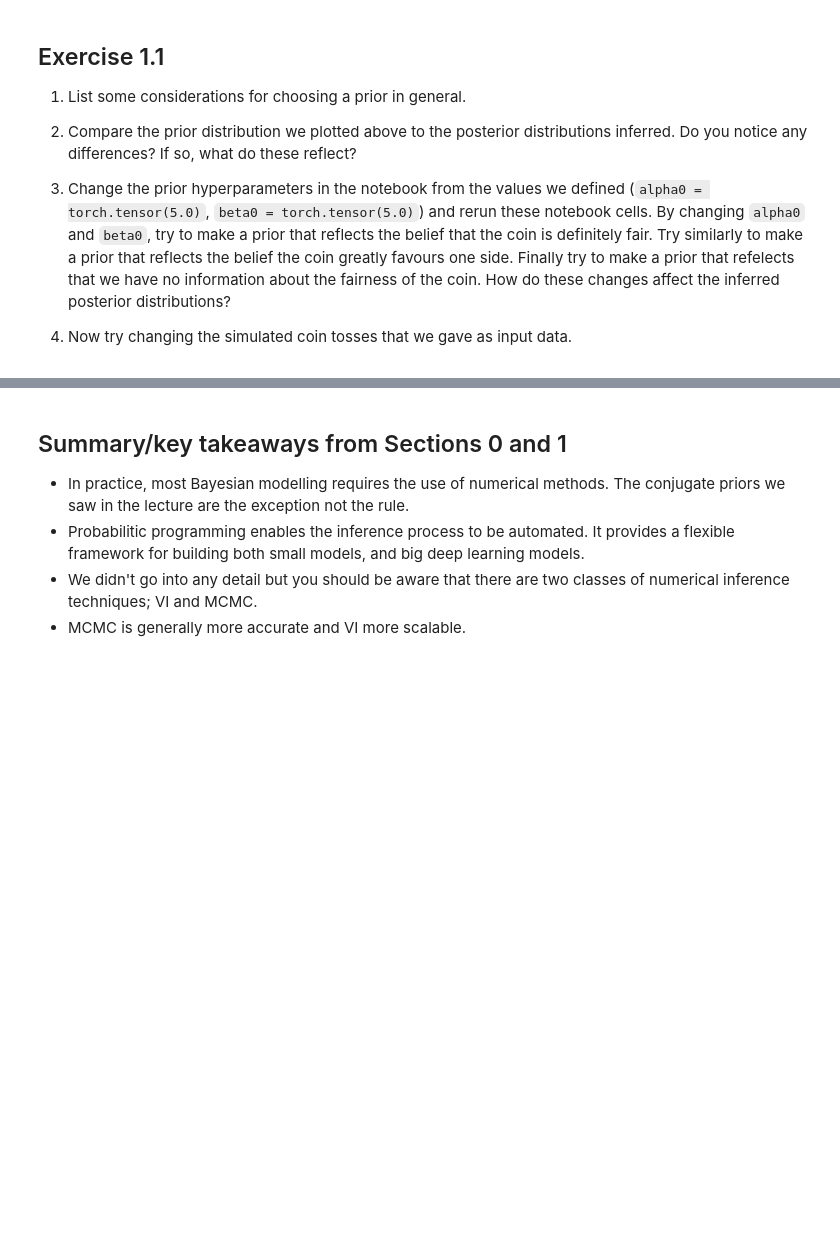
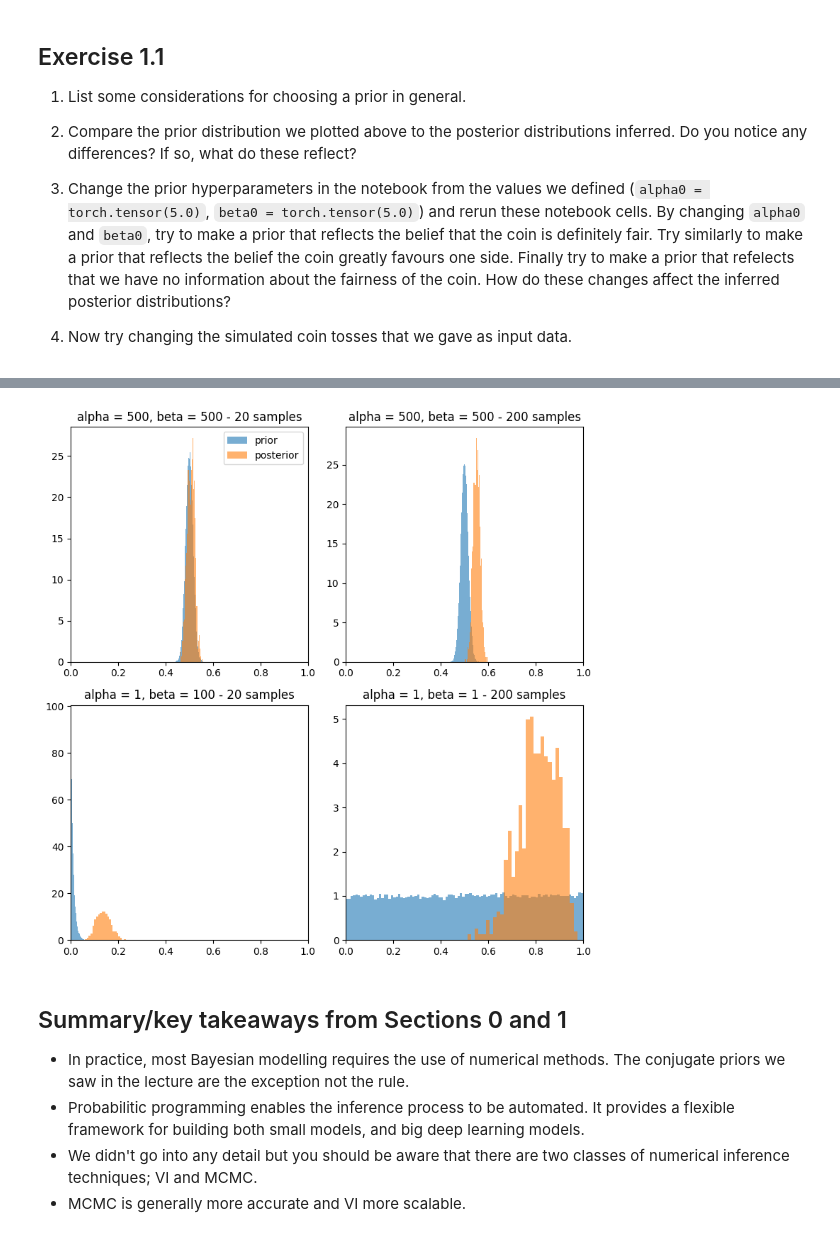
Before and after one commit to DiasFrazerGroup/Intro-to-Bayesian-Modelling-Course, a Jupyter notebook: BayesianModellingCourse_FirstStepsWithPyro_VersionWithAnswers.ipynb, the cells around one changed output, grey strips where cells are left out. Drawn from its saved outputs; the diff is of its cells as text; code cells hidden in the pictures; blank space fills up the shorter version.

Commit message:
Add plots to ex1.1 answers

```diff
--- a/BayesianModellingCourse_FirstStepsWithPyro_VersionWithAnswers.ipynb
+++ b/BayesianModellingCourse_FirstStepsWithPyro_VersionWithAnswers.ipynb
@@ -412,3 +396,75 @@ alpha beta
+# %%
+# Plots for Ex 1.1 Q3,4
+def run_model_inference(alpha0, beta0, bias_factor, num_tosses, ax):
+
+    pyro.clear_param_store()
+    def model(data):
+        # define the hyperparameters that control the Beta prior
+        # sample f from the Beta prior
+        λ = pyro.sample("λ", dist.Beta(alpha0, beta0))
+        # loop over the observed data
+        for i in range(len(data)):
+            # observe datapoint i using the bernoulli likelihood
+            pyro.sample("y_{}".format(i), dist.Bernoulli(λ), obs=data[i])
+
+
+    def guide(data):
+        # register the two variational parameters with Pyro
+        # - both parameters will have initial value 15.0.
+        # - because we invoke constraints.positive, the optimizer
+        # will take gradients on the unconstrained parameters
+        # (which are related to the constrained parameters by a log)
+        alpha_q = pyro.param("alpha_q", torch.tensor(15.0),
+                             constraint=constraints.positive)
+        beta_q = pyro.param("beta_q", torch.tensor(15.0),
+                            constraint=constraints.positive)
+        # sample latent_fairness from the distribution Beta(alpha_q, beta_q)
+        pyro.sample("λ", dist.Beta(alpha_q, beta_q))
+
+
+    num_heads = int(bias_factor * num_tosses)
+    num_tails = int((1-bias_factor) * num_tosses)
+    data = []
+    for _ in range(num_heads):
+        data.append(torch.tensor(1.0))
+    for _ in range(num_tails):
+        data.append(torch.tensor(0.0))
+
+    nuts_kernel = NUTS(model)
+    mcmc = MCMC(nuts_kernel, num_samples=1000, warmup_steps=200)
+    mcmc.run(data)
+    posterior_samples = mcmc.get_samples()
+
+    # Number of samples to draw from the prior
+    num_samples = 100000
+
+    # Sample from the Beta prior
+    prior_samples = pyro.sample("prior_samples", dist.Beta(alpha0, beta0).expand([num_samples]))
+
+    # Create a histogram to visualize the prior distribution
+    ax.hist(prior_samples, bins=100, density=True, alpha=0.6, label = 'prior')
+    latent_fairness_samples = posterior_samples["λ"]
+    ax.hist(latent_fairness_samples, bins=30, density=True, alpha=0.6, label = 'posterior')
+    ax.set_xlim(0, 1)
+
+fig, ax = plt.subplots(2, 2, figsize = (8, 8))
+ax = ax.flatten()
+
+run_model_inference(torch.tensor(500.0), torch.tensor(500.0),  bias_factor = 0.8, num_tosses = 20, ax = ax[0])
+run_model_inference(torch.tensor(500.0), torch.tensor(500.0),  bias_factor = 0.8, num_tosses = 200, ax = ax[1])
+run_model_inference(torch.tensor(1.0), torch.tensor(100.0),  bias_factor = 0.8,   num_tosses = 20, ax = ax[2])
+run_model_inference(torch.tensor(1.0), torch.tensor(1.0),  bias_factor = 0.8,     num_tosses = 20, ax = ax[3])
+
+ax[0].set_title("alpha = 500, beta = 500 - 20 samples")
+ax[1].set_title("alpha = 500, beta = 500 - 200 samples")
+ax[2].set_title("alpha = 1, beta = 100 - 20 samples")
+ax[3].set_title("alpha = 1, beta = 1 - 200 samples")
+
+ax[0].legend()
+
+fig.tight_layout()
+# %% [output]
+[figure, added]
 # %% [markdown]
 ## Summary/key takeaways from Sections 0 and 1
 
```
Also changed, not shown: parts of 16 cells of this notebook.
